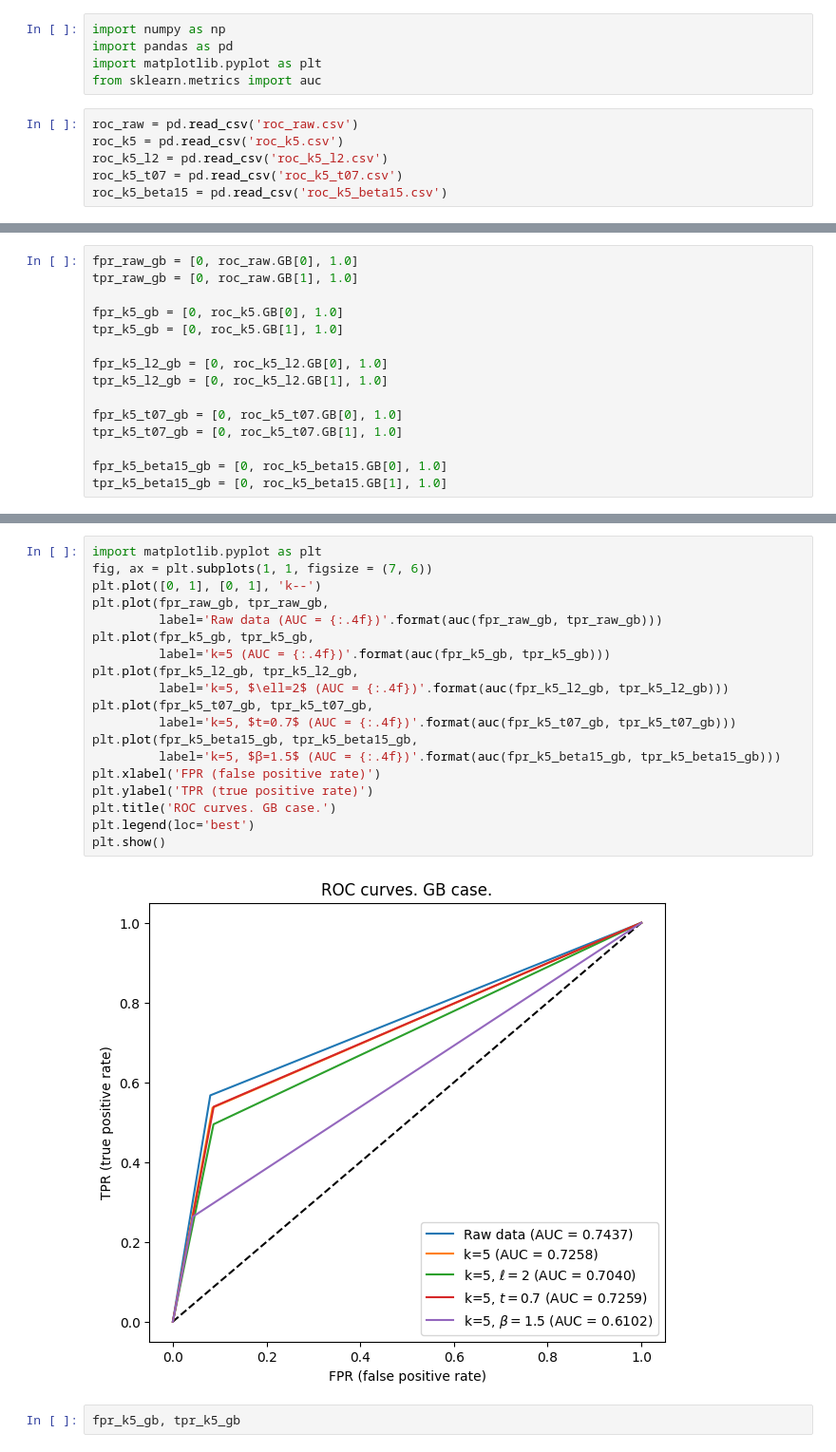
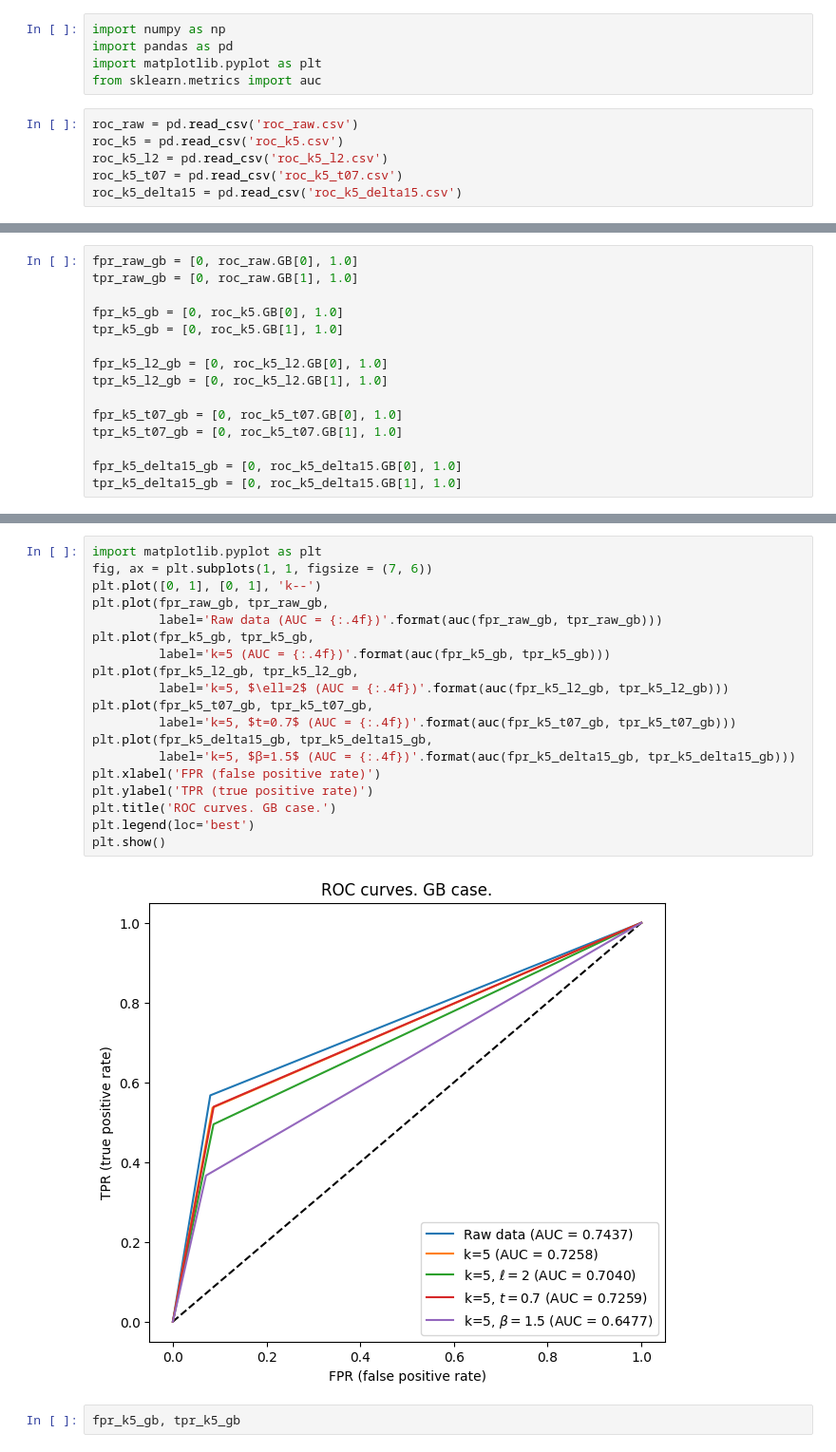
Before and after one commit to IFCA-Advanced-Computing/anonymity-ml, a Jupyter notebook: ml_models/plot_roc.ipynb, the cells around one changed output, grey strips where cells are left out. Shown at 95% size. Drawn from its saved outputs; the diff is of its cells as text.

```diff
--- a/ml_models/plot_roc.ipynb
+++ b/ml_models/plot_roc.ipynb
@@ -10,7 +10,7 @@ roc_raw = pd.read_csv('roc_raw.csv')
 roc_k5 = pd.read_csv('roc_k5.csv')
 roc_k5_l2 = pd.read_csv('roc_k5_l2.csv')
 roc_k5_t07 = pd.read_csv('roc_k5_t07.csv')
-roc_k5_beta15 = pd.read_csv('roc_k5_beta15.csv')
+roc_k5_delta15 = pd.read_csv('roc_k5_delta15.csv')
 # %%
 fpr_raw_knn = [0, roc_raw.kNN[0], 1.0]
 tpr_raw_knn = [0, roc_raw.kNN[1], 1.0]
@@ -54,8 +54,8 @@ tpr_k5_l2_gb = [0, roc_k5_l2.GB[1], 1.0]
 fpr_k5_t07_gb = [0, roc_k5_t07.GB[0], 1.0]
 tpr_k5_t07_gb = [0, roc_k5_t07.GB[1], 1.0]
 
-fpr_k5_beta15_gb = [0, roc_k5_beta15.GB[0], 1.0]
-tpr_k5_beta15_gb = [0, roc_k5_beta15.GB[1], 1.0]
+fpr_k5_delta15_gb = [0, roc_k5_delta15.GB[0], 1.0]
+tpr_k5_delta15_gb = [0, roc_k5_delta15.GB[1], 1.0]
 # %%
 fpr_raw_ab = [0, roc_raw.AB[0], 1.0]
 tpr_raw_ab = [0, roc_raw.AB[1], 1.0]
@@ -116,24 +116,24 @@ plt.show()
 # %%
 import matplotlib.pyplot as plt
 fig, ax = plt.subplots(1, 1, figsize = (7, 6))
 plt.plot([0, 1], [0, 1], 'k--')
 plt.plot(fpr_raw_gb, tpr_raw_gb,
          label='Raw data (AUC = {:.4f})'.format(auc(fpr_raw_gb, tpr_raw_gb)))
 plt.plot(fpr_k5_gb, tpr_k5_gb,
          label='k=5 (AUC = {:.4f})'.format(auc(fpr_k5_gb, tpr_k5_gb)))
 plt.plot(fpr_k5_l2_gb, tpr_k5_l2_gb,
          label='k=5, $\ell=2$ (AUC = {:.4f})'.format(auc(fpr_k5_l2_gb, tpr_k5_l2_gb)))
 plt.plot(fpr_k5_t07_gb, tpr_k5_t07_gb,
          label='k=5, $t=0.7$ (AUC = {:.4f})'.format(auc(fpr_k5_t07_gb, tpr_k5_t07_gb)))
-plt.plot(fpr_k5_beta15_gb, tpr_k5_beta15_gb,
-         label='k=5, $β=1.5$ (AUC = {:.4f})'.format(auc(fpr_k5_beta15_gb, tpr_k5_beta15_gb)))
+plt.plot(fpr_k5_delta15_gb, tpr_k5_delta15_gb,
+         label='k=5, $β=1.5$ (AUC = {:.4f})'.format(auc(fpr_k5_delta15_gb, tpr_k5_delta15_gb)))
 plt.xlabel('FPR (false positive rate)')
 plt.ylabel('TPR (true positive rate)')
 plt.title('ROC curves. GB case.')
 plt.legend(loc='best')
 plt.show()
 # %% [output]
-[figure, old version]
+[figure, new version]
 # %%
 fpr_k5_gb, tpr_k5_gb
 # %% [output]
```
Also changed, not shown: parts of 6 cells of this notebook, 28 other files.
